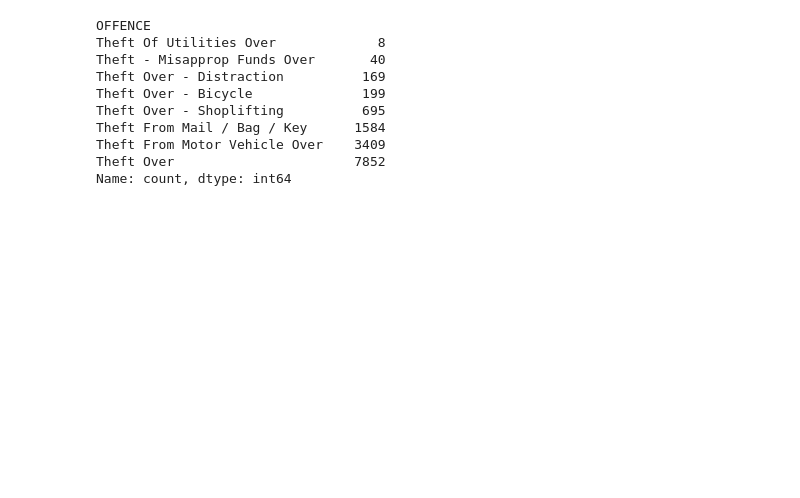
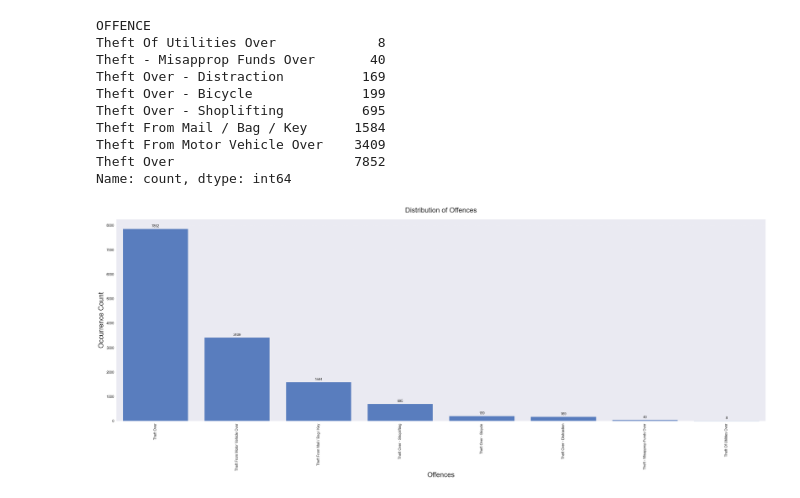
Before and after one commit to Hi-kue/syncgraph-309, a Jupyter notebook: server/insights/reports/c309_r1_toodu_pfr.ipynb, the cells around one changed output. Cells and saved outputs as stored; diff of their text form; code cells hidden in the pictures; blank space fills up the shorter version.

```diff
--- a/server/insights/reports/c309_r1_toodu_pfr.ipynb
+++ b/server/insights/reports/c309_r1_toodu_pfr.ipynb
@@ -203,3 +268,19 @@ Theft From Mail / Bag / Key      1584
 Theft From Motor Vehicle Over    3409
 Theft Over                       7852
 Name: count, dtype: int64
+# %%
+plt.style.use("seaborn-v0_8-muted")
+plt.figure(figsize=(30, 10))
+ax = sns.countplot(data=toodu_df, x="OFFENCE", order=toodu_df["OFFENCE"].value_counts().index)
+plt.title("Distribution of Offences", pad=20, size=20)
+plt.xlabel("Offences", size=20)
+plt.ylabel("Occurrence Count", size=20)
+plt.grid(axis="y", linestyle="--", alpha=0.2)
+plt.xticks(rotation=90)
+plt.margins(x=0.01)
+
+for container in ax.containers:
+    ax.bar_label(container, padding=3, fontsize=10)
+plt.show()
+# %% [output]
+[figure, added]
```
Also changed, not shown: parts of 7 cells of this notebook, 9 other files.
